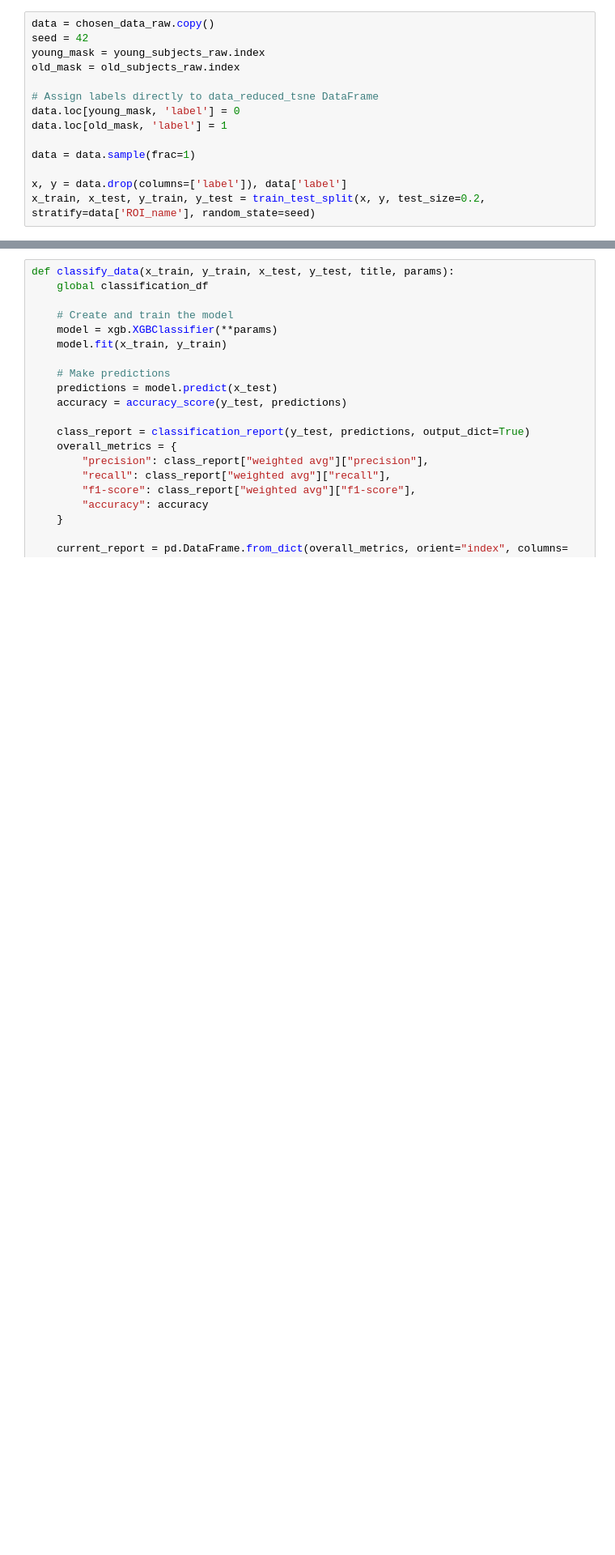
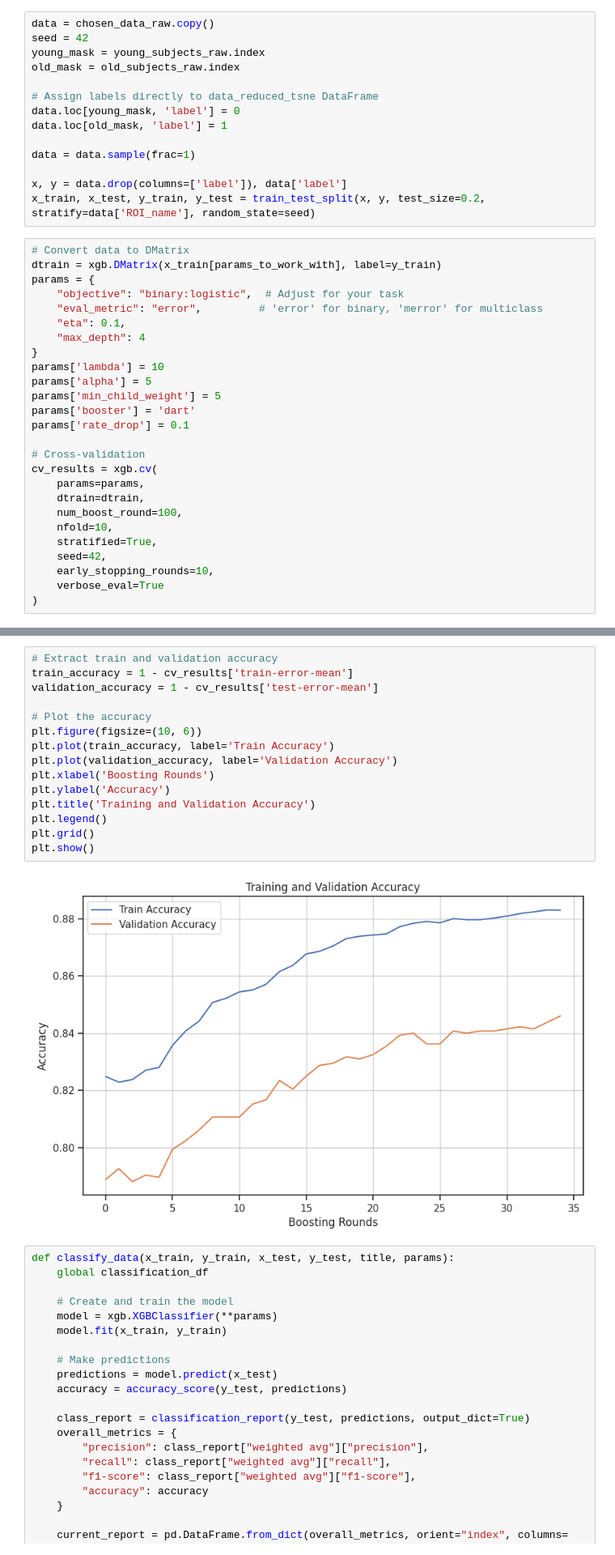
Before and after one commit to NivAm12/qMRI_Analyzer, a Jupyter notebook: notebooks/classification.ipynb, the cells around one changed output, grey strips where cells are left out. Shown at 81% size. Saved outputs shown, nothing was run; the diff lists cells and outputs as text; blank space fills up the shorter version.

```diff
--- a/notebooks/classification.ipynb
+++ b/notebooks/classification.ipynb
@@ -126,3 +85,29 @@ data = data.sample(frac=1)
 
 x, y = data.drop(columns=['label']), data['label']
 x_train, x_test, y_train, y_test = train_test_split(x, y, test_size=0.2, stratify=data['ROI_name'], random_state=seed)
+# %%
+# Convert data to DMatrix
+dtrain = xgb.DMatrix(x_train[params_to_work_with], label=y_train)
+params = {
+    "objective": "binary:logistic",  # Adjust for your task
+    "eval_metric": "error",         # 'error' for binary, 'merror' for multiclass
+    "eta": 0.1,
+    "max_depth": 4
+}
+params['lambda'] = 10
+params['alpha'] = 5
+params['min_child_weight'] = 5
+params['booster'] = 'dart'
+params['rate_drop'] = 0.1
+
+# Cross-validation
+cv_results = xgb.cv(
+    params=params,
+    dtrain=dtrain,
+    num_boost_round=100,
+    nfold=10,
+    stratified=True,
+    seed=42,
+    early_stopping_rounds=10,
+    verbose_eval=True
+)
@@ -129,3 +132,20 @@ x_train, x_test, y_train, y_test = train_test_split(x, y, test_size=0.2, stratif
+# %%
+# Extract train and validation accuracy
+train_accuracy = 1 - cv_results['train-error-mean']
+validation_accuracy = 1 - cv_results['test-error-mean']
+
+# Plot the accuracy
+plt.figure(figsize=(10, 6))
+plt.plot(train_accuracy, label='Train Accuracy')
+plt.plot(validation_accuracy, label='Validation Accuracy')
+plt.xlabel('Boosting Rounds')
+plt.ylabel('Accuracy')
+plt.title('Training and Validation Accuracy')
+plt.legend()
+plt.grid()
+plt.show()
+# %% [output]
+[figure, added]
 # %%
 def classify_data(x_train, y_train, x_test, y_test, title, params):
     global classification_df
```
Also changed, not shown: parts of 22 cells of this notebook.
